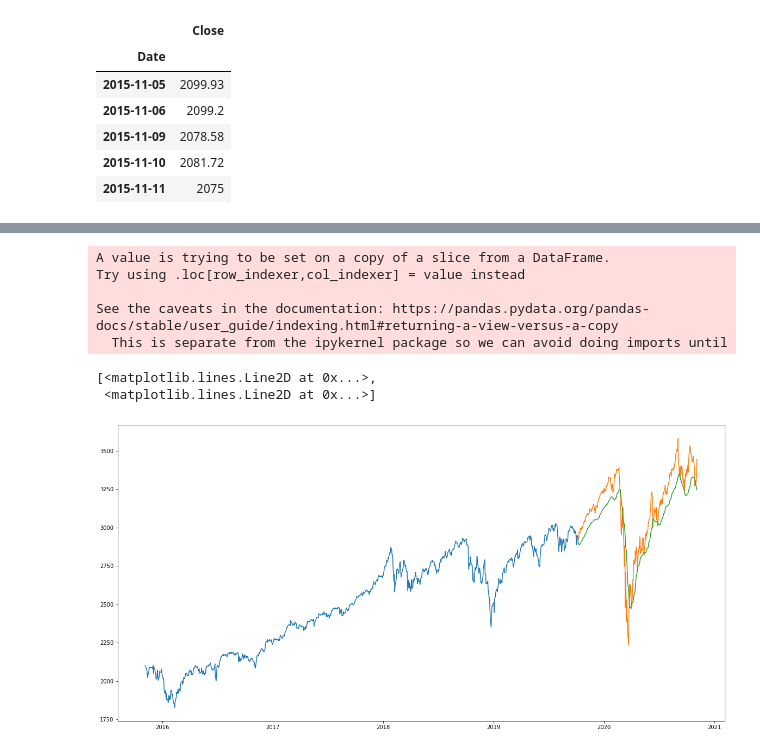
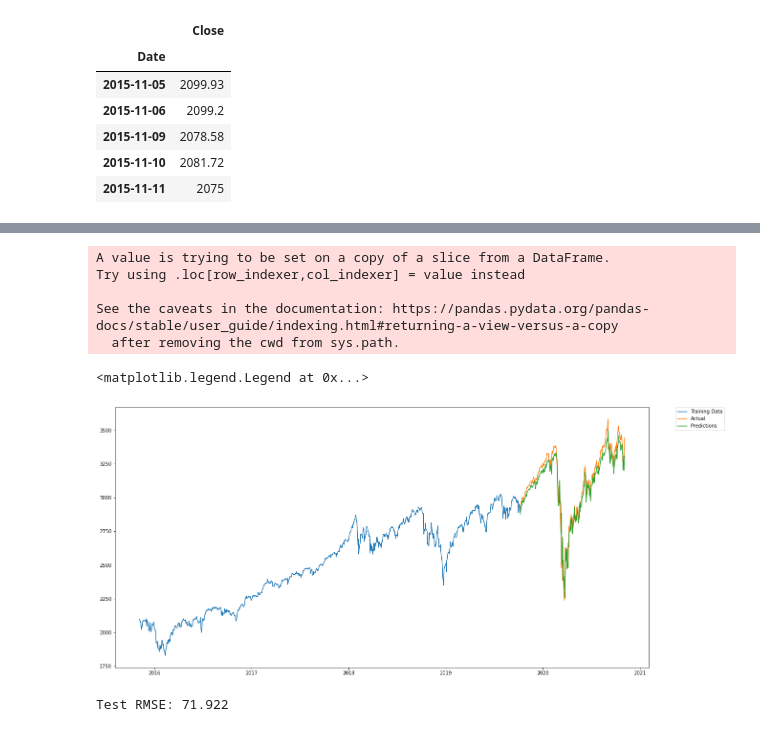
Before and after one commit to rjcline07/Final_Project, a Jupyter notebook: model.ipynb, the cells around one changed output, grey strips where cells are left out. Saved outputs shown, nothing was run; the diff lists cells and outputs as text; code cells hidden in the pictures.

Commit message:
adding csv for base model and updating epochs, added legend to graph.

```diff
--- a/model.ipynb
+++ b/model.ipynb
@@ -184,11 +165,12 @@ lstm_model.add(LSTM(units=50,return_sequences = True, input_shape=(X_train_SPCSV
 lstm_model.add(LSTM(units=50))
 lstm_model.add(Dense(1))
 # %%
+#run time
 inputs_SPCSV = new_SPCSV
 inputs_SPCSV=new_SPCSV[len(new_SPCSV)-len(valid_SPCSV)-60:].values
 inputs_SPCSV=inputs_SPCSV.reshape(-1,1)
 inputs_SPCSV=scaler.transform(inputs_SPCSV)
 
 lstm_model.compile(loss='mean_squared_error',optimizer='adam')
-lstm_model.fit(X_train_SPCSV,y_train_SPCSV,epochs=1,batch_size=1,verbose=2)
+lstm_model.fit(X_train_SPCSV,y_train_SPCSV,epochs=20,batch_size=1,verbose=2)
 # %% [output]
@@ -208,15 +209,28 @@ lstm_model.save("saved_model.h5")
 # %%
+#visualization of prediction vs actual
 train_data=new_SPCSV[:987]
 valid_data=new_SPCSV[987:]
 valid_data['Predictions']=predicted_closing_price
-plt.plot(train_data["Close"])
-plt.plot(valid_data[['Close',"Predictions"]])
+plt.plot(train_data["Close"], label="Training Data")
+plt.plot(valid_data["Close"], label="Actual")
+plt.plot(valid_data['Predictions'], label = "Predictions")
+plt.legend(bbox_to_anchor=(1.05, 1), loc='upper left', borderaxespad=0.)
 # %% [output]
 A value is trying to be set on a copy of a slice from a DataFrame.
 Try using .loc[row_indexer,col_indexer] = value instead
 
 See the caveats in the documentation: https://pandas.pydata.org/pandas-docs/stable/user_guide/indexing.html#returning-a-view-versus-a-copy
-  This is separate from the ipykernel package so we can avoid doing imports until
+  after removing the cwd from sys.path.
-[<matplotlib.lines.Line2D at 0x...>,
- <matplotlib.lines.Line2D at 0x...>]
+<matplotlib.legend.Legend at 0x...>
-[figure, old version]
+[figure, new version]
+# %%
+#scoring model
+from math import sqrt
+#print(inputs_SPCSV)
+#print(X_test)
+#print(predicted_closing_price)
+#print(valid_data["Close"])
+rmse = sqrt(mean_squared_error(valid_data["Close"], predicted_closing_price))
+print('Test RMSE: %.3f' % rmse)
+# %% [output]
+Test RMSE: 71.922
```
Also changed, not shown: parts of 8 cells of this notebook, 2 other files.
